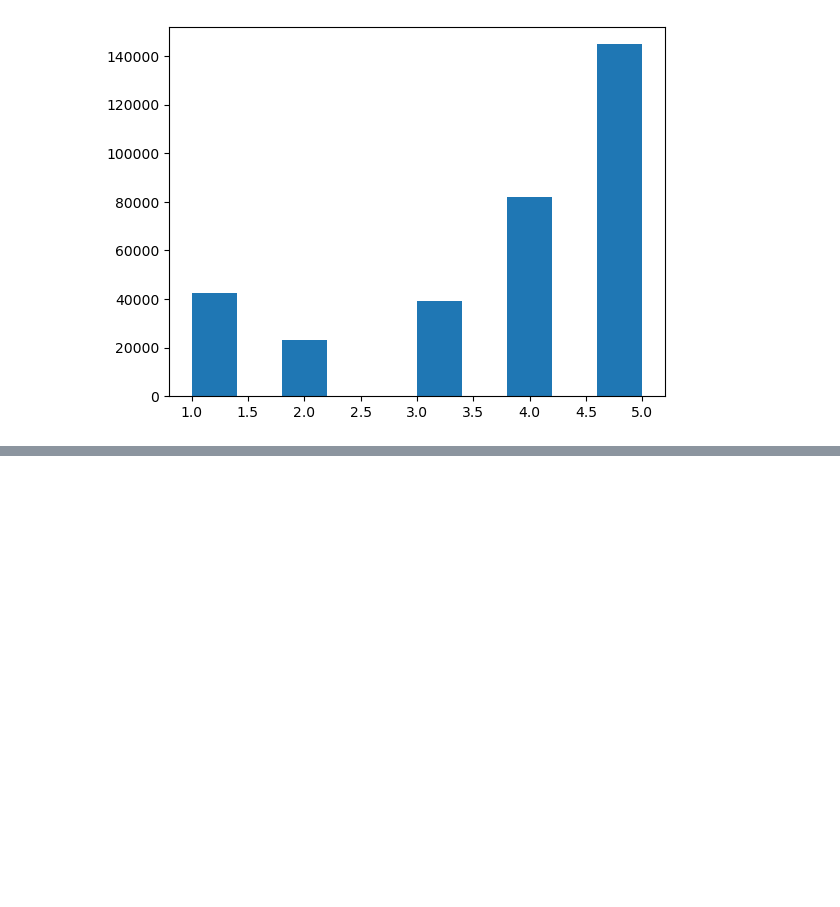
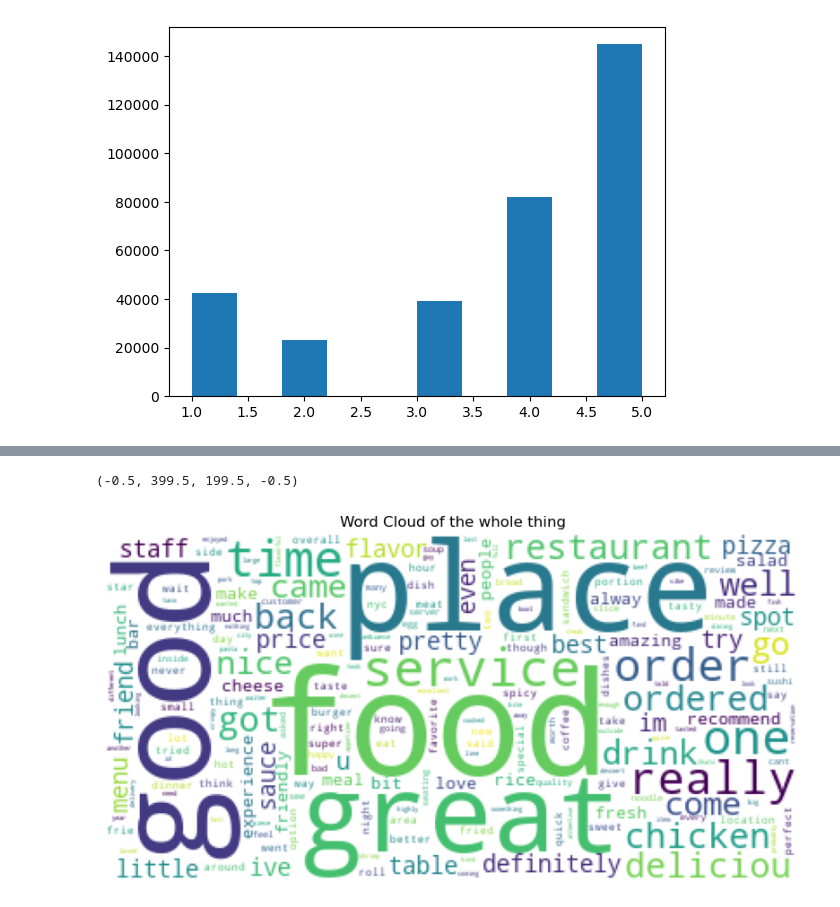
Before and after one commit to mabdullah-nyu/DSGA-1007-Project, a Jupyter notebook: analysis.ipynb, the cells around one changed output, grey strips where cells are left out. Cells and saved outputs as stored; diff of their text form; code cells hidden in the pictures; blank space fills up the shorter version.

```diff
--- a/analysis.ipynb
+++ b/analysis.ipynb
@@ -649,0 +705,25 @@ df.head()
+# %%
+# Join reviews as one string, remove the stopwords
+stop_words = stopwords.words('english')
+
+# If you want to add some custom words
+# stop_words = STOPWORDS.update([]) <- put a list in here if you want to clean it
+review_text = df['review'].apply(lambda x: ' '.join(x for x in x.split() if x not in stop_words))
+
+# Remove punctuation, make lowercase
+review_text = review_text.apply(lambda x: re.sub(r'[^\w\s]', '', x).lower())
+
+# Join the text
+review_text = ' '.join(review_text)
+# %%
+# Create the word cloud
+review_cloud = WordCloud(collocations=False, background_color='white').generate(review_text)
+
+# Add matplotlib capability
+fig, ax = plt.subplots(figsize=(10,10))
+ax.set_title('Word Cloud of the whole thing')
+ax.imshow(review_cloud)
+ax.axis('off')
+# %% [output]
+(-0.5, 399.5, 199.5, -0.5)
+[figure, added]
```
Also changed, not shown: parts of 26 cells of this notebook.
